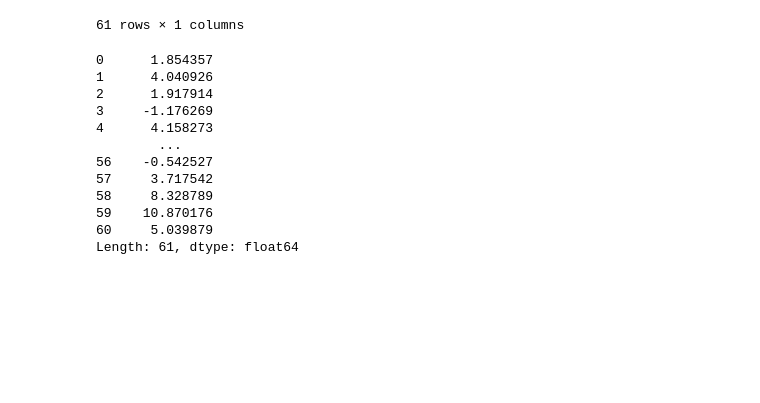
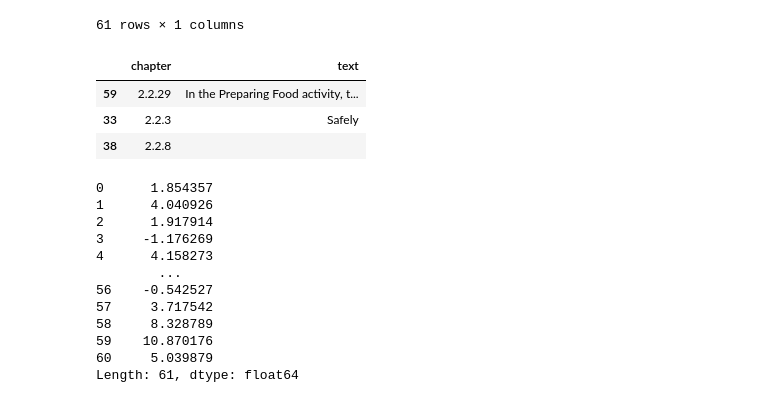
Before and after one commit to AdamShafi-Cap/text-summarisation, a Jupyter notebook: notebooks/Testing.ipynb, the cells around one changed output. Saved outputs shown, nothing was run; the diff lists cells and outputs as text; code cells hidden in the pictures; blank space fills up the shorter version.

```diff
--- a/notebooks/Testing.ipynb
+++ b/notebooks/Testing.ipynb
@@ -129,6 +116,8 @@ def ask(q:str, X:pd.DataFrame, s:pd.DataFrame, n: int, model)->pd.Series:
                     .abs()
                     .sort_values(ascending=False)
                    )
+
+    return s.loc[sorted_index.index].head(n)
 # %%
 a
 # %% [output]
@@ -150,3 +137,10 @@ embedding = np.array(qa.encode(['preparing food activity'])[0])
+# %%
+ask('preparing food activity', X=c, s=a, n=3, model=qa)
+# %% [output]
+|  | chapter | text |
+| 59 | 2.2.29 | In the Preparing Food activity, t... |
+| 33 | 2.2.3 | Safely |
+| 38 | 2.2.8 |  |
 # %%
 c.apply(lambda row: np.dot(row, embedding), axis=1)
 # %% [output]
```
Also changed, not shown: parts of 3 cells of this notebook, 1 other file.
